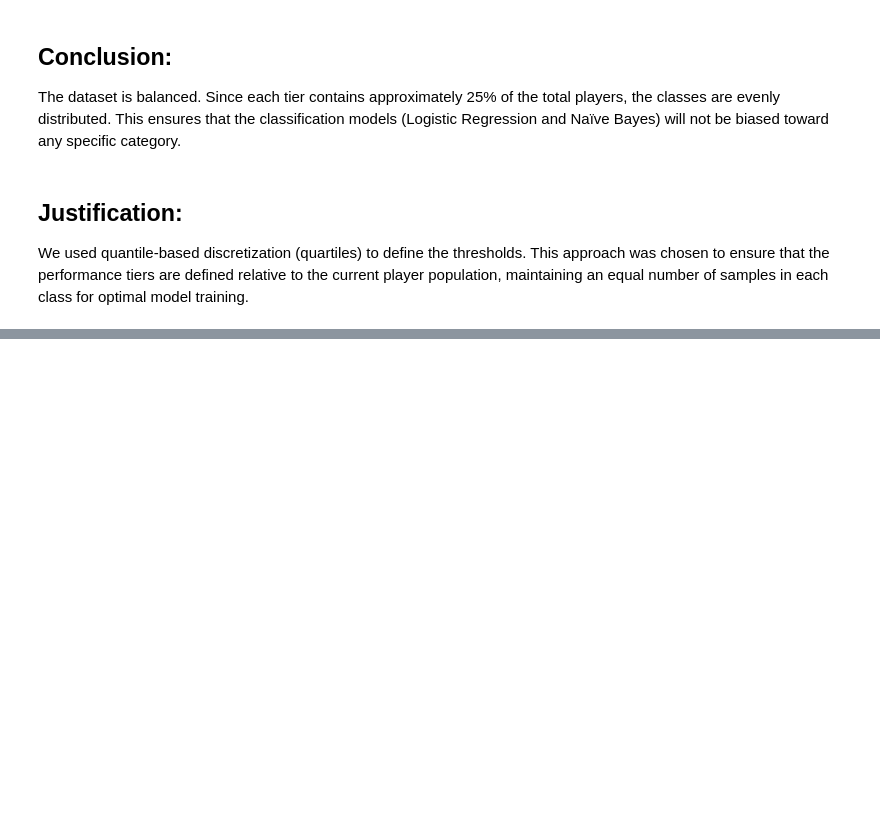
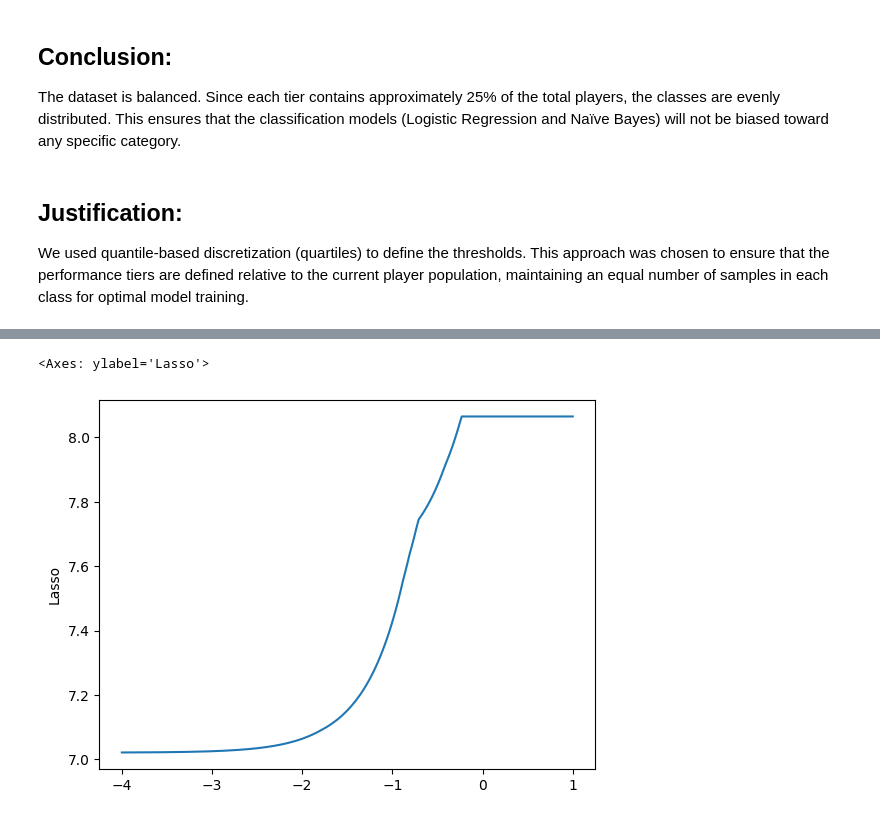
Before and after one commit to Get-Shit-Done-0-0/Machine-2, a Jupyter notebook: FIFA Players Performance Analysis.ipynb, the cells around one changed output, grey strips where cells are left out. Saved outputs shown, nothing was run; the diff lists cells and outputs as text; code cells hidden in the pictures; blank space fills up the shorter version.

```diff
--- a/FIFA Players Performance Analysis.ipynb
+++ b/FIFA Players Performance Analysis.ipynb
@@ -368,0 +411,19 @@ plt.show()
+# %%
+X_train_squared = polynomial_feature(X_train_scaled_num,num_cols,degrees=[2])
+X_test_squared = polynomial_feature(X_test_scaled_num,num_cols,degrees=[2])
+# %%
+losses = {}
+alpha = np.logspace(-4,1,200)
+models = (Ridge,Lasso)
+for model in models:
+    loss = []
+    for a in alpha:
+        m = model(alpha=a)
+        m.fit(X_train_squared,y_train_clean)
+        predictions =  m.predict(X_test_squared)
+        loss.append(root_mean_squared_error(y_test,predictions))
+    losses[model.__name__] = loss
+# %%
+losses = pd.DataFrame(losses)
+# %%
+losses['alpha'] = alpha
@@ -368,0 +446,5 @@ plt.show()
+# %%
+sns.lineplot(x=np.log10(alpha),y=losses['Lasso'])
+# %% [output]
+<Axes: ylabel='Lasso'>
+[figure, added]
```
Also changed, not shown: parts of 11 cells of this notebook.
